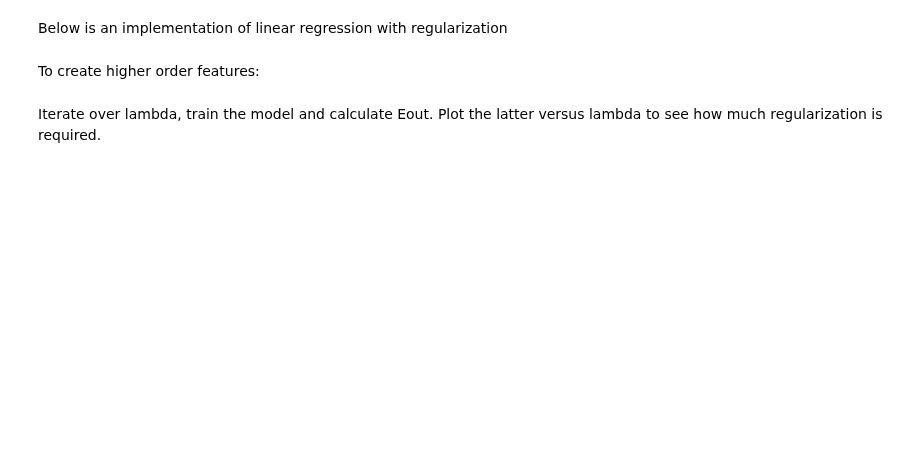
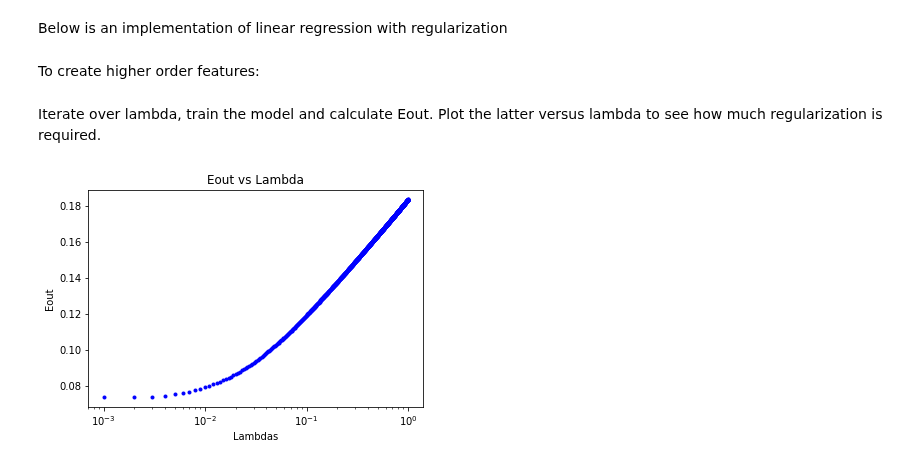
Before and after one commit to vipulpopat/MSCAI_Sem1_Etivity4, a Jupyter notebook: Etivity4_CE6002_18263003.ipynb, the cells around one changed output. Cells and saved outputs as stored; diff of their text form; code cells hidden in the pictures; blank space fills up the shorter version.

```diff
--- a/Etivity4_CE6002_18263003.ipynb
+++ b/Etivity4_CE6002_18263003.ipynb
@@ -72,7 +74,9 @@ Iterate over lambda, train the model and calculate Eout. Plot the latter versus
 ein=[]
 eout=[]
 weights=[]
-lambdas = ...
+#lambdas = np.linspace(0.001,1, 1000)
+#lambdas = [10,5,2,1,0.9,0.8,0.7,0.6, 0.5,0.4,0.3,0.2,.1,0.01,.001]
+lambdas = np.arange(0,1,0.001)
 X_trans = transPoly(X,50)
 # random_state fixed to get reproducible (and 'good'! :-)) results
 X_train, X_test, y_train, y_test = train_test_split(X_trans, y, train_size=0.9, random_state =5)
@@ -81,3 +85,12 @@ for l in lambdas:
     ein.append(calc_error(w,X_train,y_train))
     eout.append(calc_error(w,X_test,y_test))
     weights.append(w)
+# %%
+plt.plot(lambdas[1:],eout[1:],'b.')
+plt.title('Eout vs Lambda')
+plt.xlabel('Lambdas')
+plt.ylabel('Eout')
+plt.xscale('log')
+plt.show()
+# %% [output]
+[figure, added]
```
Also changed, not shown: parts of 23 cells of this notebook.
